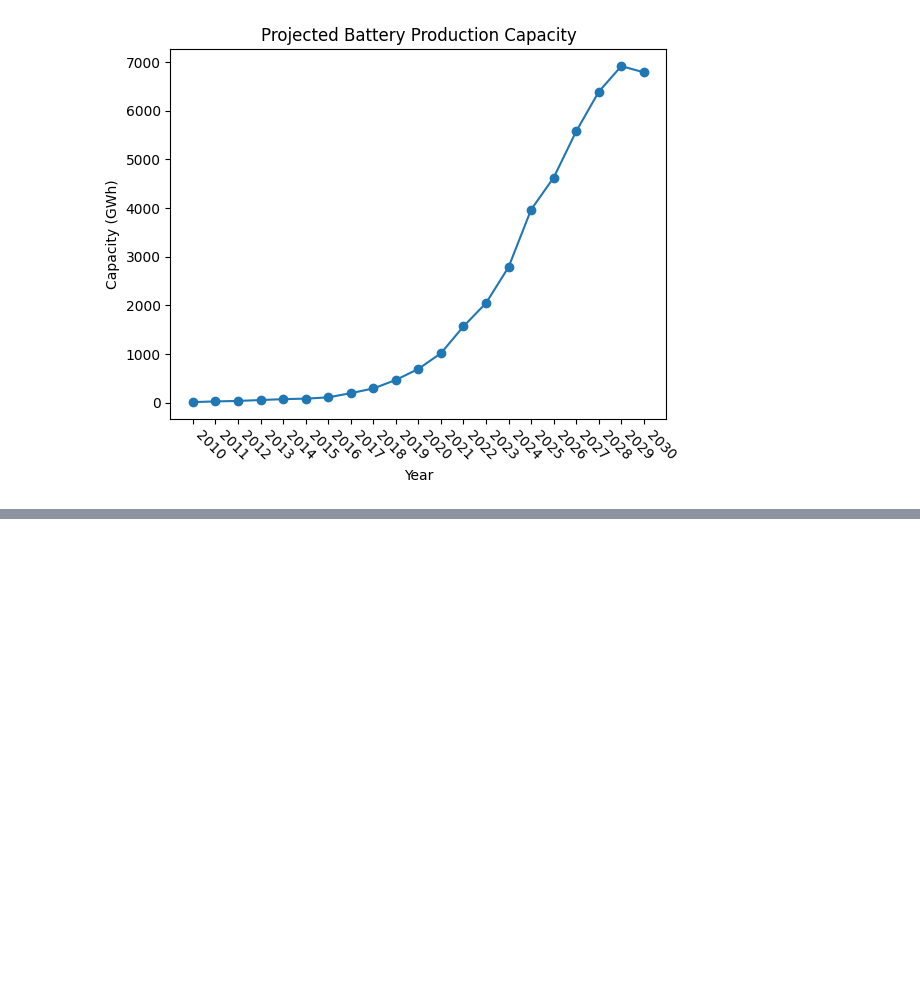
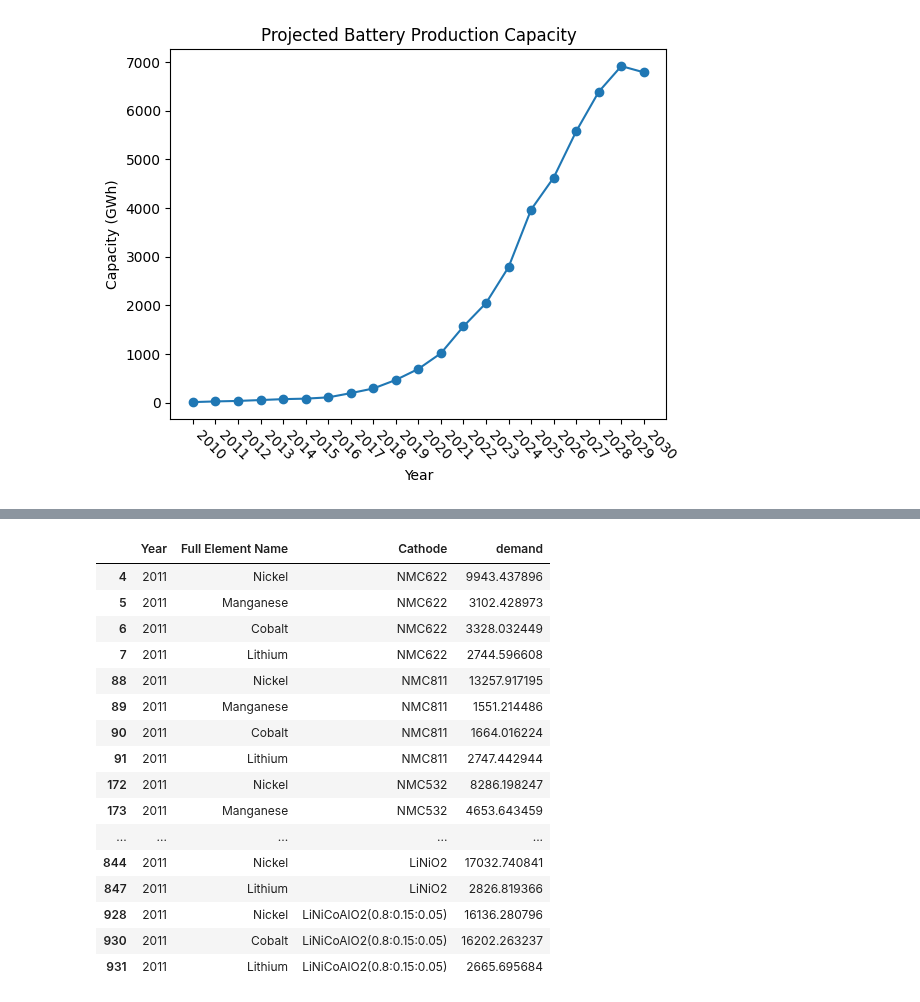
Before and after one commit to changbatterygroup/CriticalMinerals, a Jupyter notebook: Critical_Minerals_Analysis.ipynb, the cells around one changed output, grey strips where cells are left out. Cells and saved outputs as stored; diff of their text form; code cells hidden in the pictures; blank space fills up the shorter version.

```diff
--- a/Critical_Minerals_Analysis.ipynb
+++ b/Critical_Minerals_Analysis.ipynb
@@ -459,3 +261,24 @@ demand_by_cathode[demand_by_cathode["Full Element Name"] == mineral]
+# %%
+demand_l = demand_by_cathode.melt(id_vars=["Year", "Full Element Name"], var_name="Cathode", value_name="demand").dropna()
+demand_l[(demand_l["Year"] == 2011)]
+# %% [output]
+|  | Year | Full Element Name | Cathode | demand |
+| 4 | 2011 | Nickel | NMC622 | 9943.437896 |
+| 5 | 2011 | Manganese | NMC622 | 3102.428973 |
+| 6 | 2011 | Cobalt | NMC622 | 3328.032449 |
+| 7 | 2011 | Lithium | NMC622 | 2744.596608 |
+| 88 | 2011 | Nickel | NMC811 | 13257.917195 |
+| 89 | 2011 | Manganese | NMC811 | 1551.214486 |
+| 90 | 2011 | Cobalt | NMC811 | 1664.016224 |
+| 91 | 2011 | Lithium | NMC811 | 2747.442944 |
+| 172 | 2011 | Nickel | NMC532 | 8286.198247 |
+| 173 | 2011 | Manganese | NMC532 | 4653.643459 |
+| ... | ... | ... | ... | ... |
+| 844 | 2011 | Nickel | LiNiO2 | 17032.740841 |
+| 847 | 2011 | Lithium | LiNiO2 | 2826.819366 |
+| 928 | 2011 | Nickel | LiNiCoAlO2(0.8:0.15:0.05) | 16136.280796 |
+| 930 | 2011 | Cobalt | LiNiCoAlO2(0.8:0.15:0.05) | 16202.263237 |
+| 931 | 2011 | Lithium | LiNiCoAlO2(0.8:0.15:0.05) | 2665.695684 |
 # %%
 from plotly.subplots import make_subplots
 import plotly.graph_objects as go
```
Also changed, not shown: parts of 18 cells of this notebook, 2 other files.
